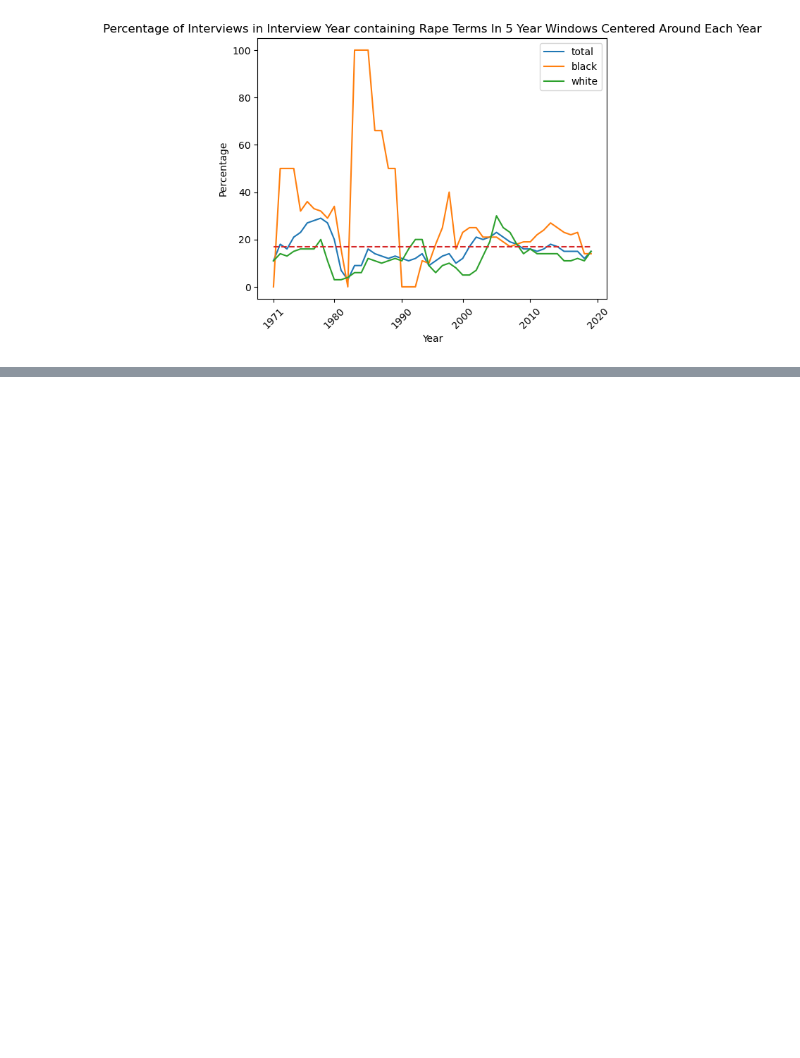
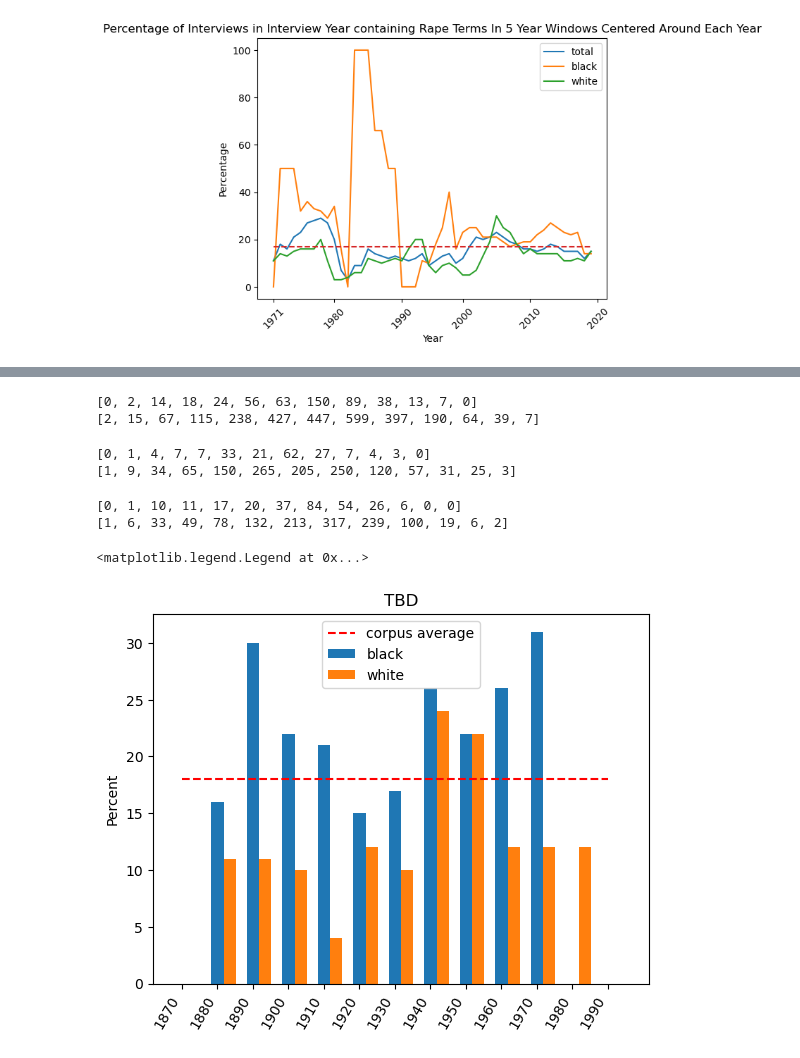
Before and after one commit to ohtap/ohtap, a Jupyter notebook: Research Question 1/RQ1 code.ipynb, the cells around one changed output, grey strips where cells are left out. Saved outputs shown, nothing was run; the diff lists cells and outputs as text; code cells hidden in the pictures; blank space fills up the shorter version.

```diff
--- a/Research Question 1/RQ1 code.ipynb
+++ b/Research Question 1/RQ1 code.ipynb
@@ -1206,0 +1379,47 @@ pyplot.show()
+# %%
+print(hits_formatted)
+print(total)
+# %% [output]
+[0, 2, 14, 18, 24, 56, 63, 150, 89, 38, 13, 7, 0]
+[2, 15, 67, 115, 238, 427, 447, 599, 397, 190, 64, 39, 7]
+# %%
+print(hits_formatted_white)
+print(total_white)
+# %% [output]
+[0, 1, 4, 7, 7, 33, 21, 62, 27, 7, 4, 3, 0]
+[1, 9, 34, 65, 150, 265, 205, 250, 120, 57, 31, 25, 3]
+# %%
+print(hits_formatted_black)
+print(total_black)
+# %% [output]
+[0, 1, 10, 11, 17, 20, 37, 84, 54, 26, 6, 0, 0]
+[1, 6, 33, 49, 78, 132, 213, 317, 239, 100, 19, 6, 2]
+# %%
+N = 13
+
+ind = np.arange(N)
+
+# some example data
+
+
+black = np.array(percentage_withNI_black)
+white=np.array(percentage_withNI_white)
+
+
+x = range(N)
+
+
+# and plot it
+fig, ax = pyplot.subplots()
+hm=ax.bar(ind, black, .35, label="black")
+total=ax.bar(ind+.35, white, .35, label="white")
+pyplot.plot(Year, [int(100*sum(hits_formatted)/totalnum) for i in range(len(percentage_withNI)) ], linestyle="dashed", color= 'r', label="corpus average")
+ax.set_xticks(ind)
+ax.set_xticklabels(years)
+ax.set_title('TBD')
+ax.set_ylabel('Percent')
+pyplot.setp(ax.get_xticklabels(), rotation=60, horizontalalignment='right')
+pyplot.legend()
+# %% [output]
+<matplotlib.legend.Legend at 0x...>
+[figure, added]
```
Also changed, not shown: parts of 10 cells of this notebook.
